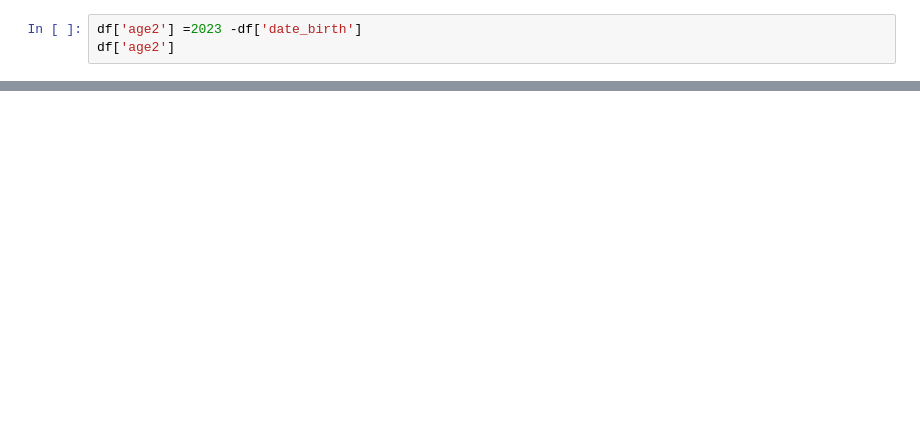
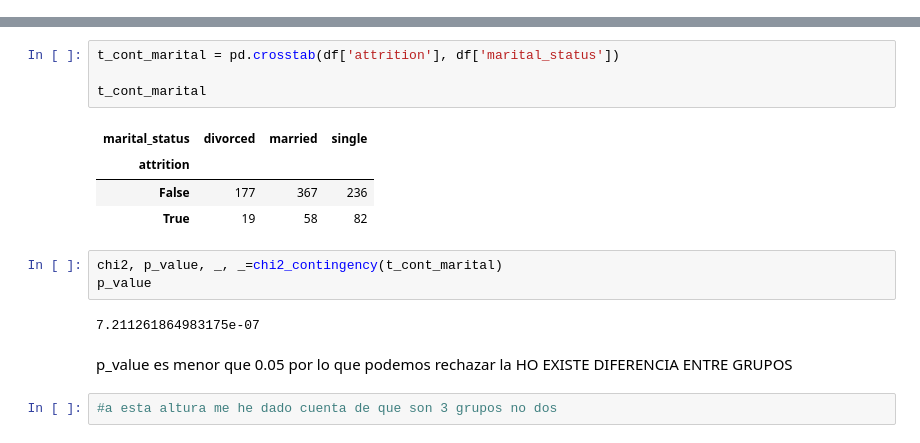
Before and after one commit to icorreald/proyecto-da-promo-G-modulo-3-team-3, a Jupyter notebook: notebooks-trabajo/ines.ipynb, the cells around one changed output, grey strips where cells are left out. Drawn from its saved outputs; the diff is of its cells as text; blank space fills up the shorter version.

```diff
--- a/notebooks-trabajo/ines.ipynb
+++ b/notebooks-trabajo/ines.ipynb
@@ -128,4 +135 @@ Index(['Unnamed: 0', 'age', 'attrition', 'business_travel', 'daily_rate',
       dtype='object')
-# %%
-df['age2'] =2023 -df['date_birth']
-df['age2']
@@ -311,0 +213,19 @@ Name: JobRole, Length: 1614, dtype: object
+# %%
+t_cont_marital = pd.crosstab(df['attrition'], df['marital_status'])
+
+t_cont_marital
+# %% [output]
+| marital_status | divorced | married | single |
+| attrition |  |  |  |
+| False | 177 | 367 | 236 |
+| True | 19 | 58 | 82 |
+# %%
+chi2, p_value, _, _=chi2_contingency(t_cont_marital)
+p_value
+# %% [output]
+7.211261864983175e-07
+# %% [markdown]
+p_value es menor que 0.05 por lo que podemos rechazar la HO
+EXISTE DIFERENCIA ENTRE GRUPOS
+# %%
+#a esta altura me he dado cuenta de que son 3 grupos no dos
```
Also changed, not shown: parts of 55 cells of this notebook, 2 other files.
